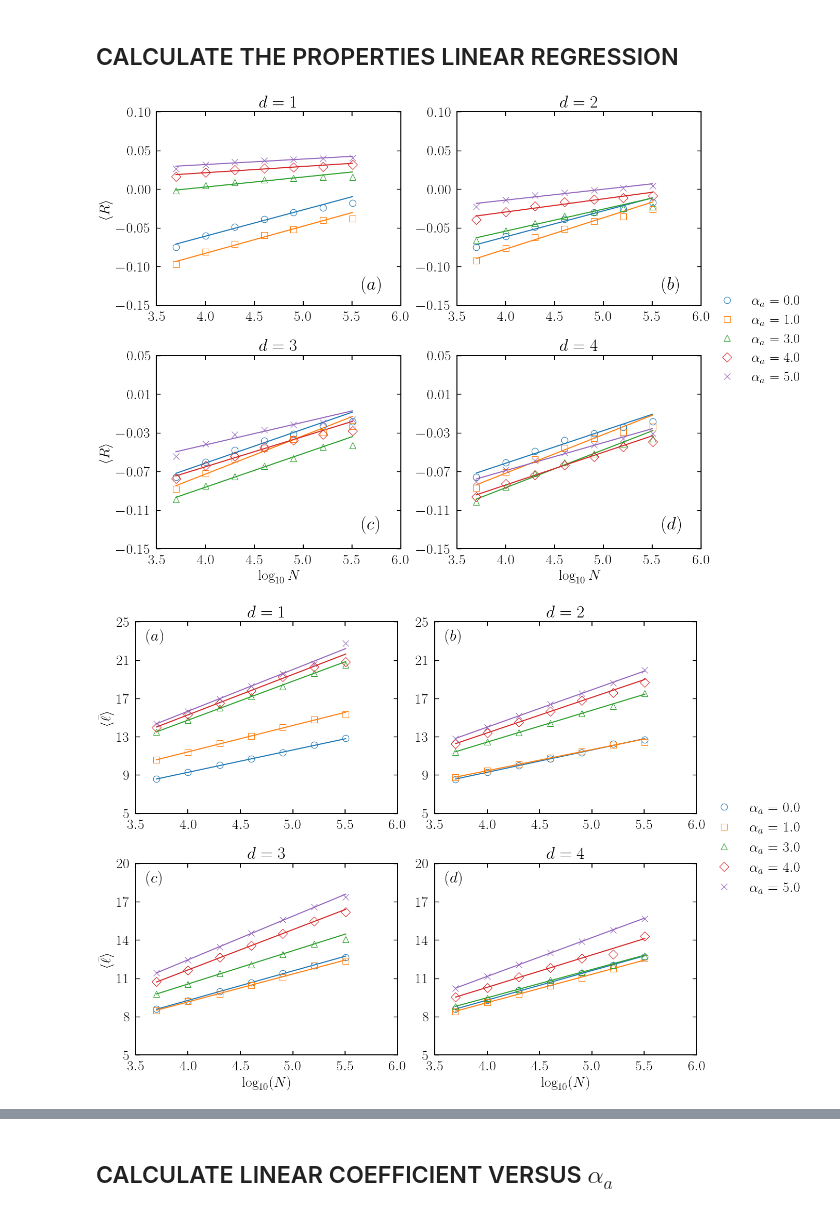
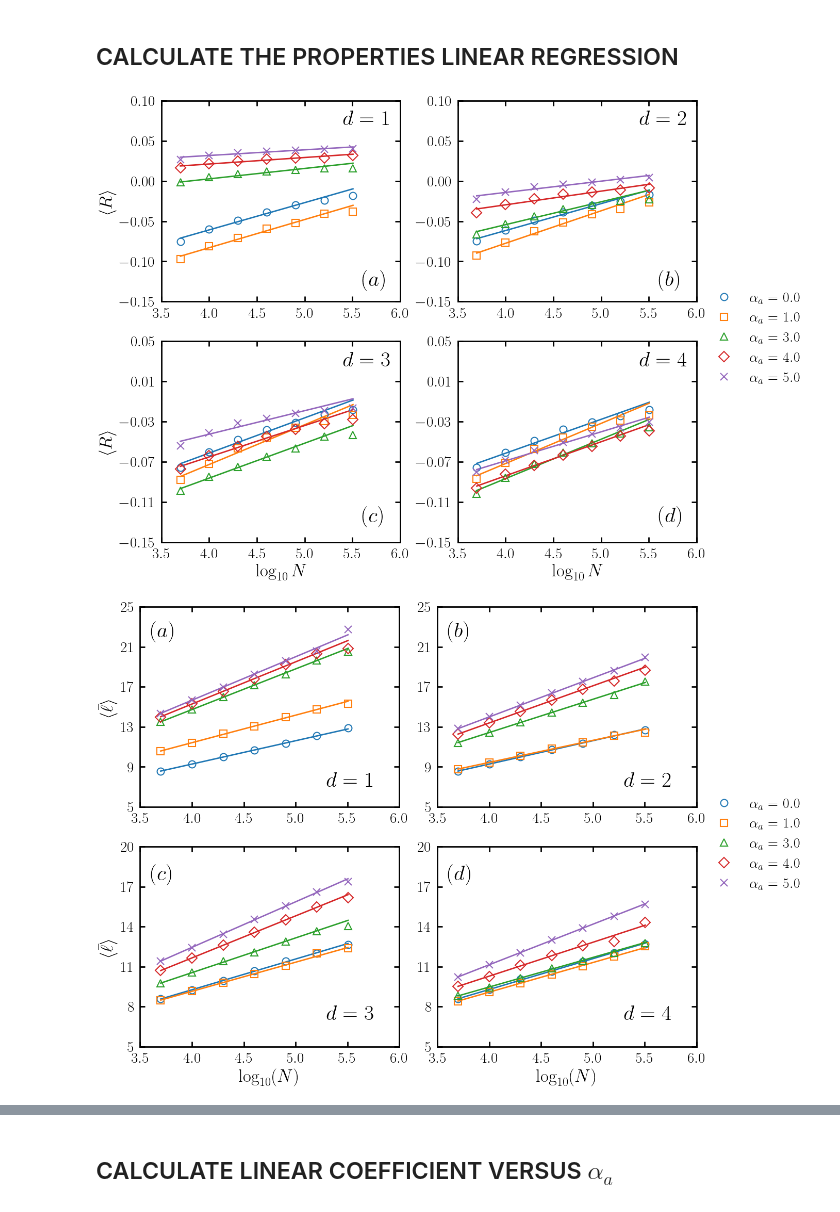
Before and after one commit to JuniorAlencar/SpatialPreferential, a Jupyter notebook: scripts/jupyter/properties.ipynb, the cells around one changed output, grey strips where cells are left out. Saved outputs shown, nothing was run; the diff lists cells and outputs as text; code cells hidden in the pictures.

```diff
--- a/scripts/jupyter/properties.ipynb
+++ b/scripts/jupyter/properties.ipynb
@@ -489,9 +489,12 @@ colors = ['#1f77b4', '#ff7f0e', '#2ca02c', '#d62728', '#9467bd']
 markers = ['o', 's', '^', 'D', 'x']
 count_box = 0
 
+markersize = 10
+thickness_axes = 2.0
+mew = 1.5
+
 # Certifique-se de que a variável "lab" esteja definida
 lab = ["$(a)$", "$(b)$", "$(c)$", "$(d)$"]
-
 # Configuração da figura e subplots 2x2
 fig, axes = plt.subplots(2, 2, figsize=(14, 10))
 axes = axes.flatten()  # Facilita o acesso aos subplots com índice linear
@@ -519,18 +522,22 @@ for dim_idx, dim in enumerate(dimensions):
                 prop_err.append(df_dim_alpha_a["ass_coeff_err"].tolist()[0])
 
         regression = linear_regression(np.log(N_aux), np.array(prop), np.array(prop_err), Parameter=False)
-        ax.errorbar(np.log10(N_aux), prop, linestyle='None', marker=markers[count],
+        ax.errorbar(np.log10(N_aux), prop, linestyle='None', marker=markers[count],mew=mew,markersize=markersize,
                     label=rf"$\alpha_a$ $=$ ${alpha}$")
-        ax.plot(np.log10(N_aux), regression, color=colors[count],label="_nolegend_")
+        ax.plot(np.log10(N_aux), regression, color=colors[count],linewidth=thickness_axes,label="_nolegend_")
         count += 1
-
+    x_p = 5.6
+    x_p_d = 5.4
     # Define a posição do texto para cada subplot
     if dim_idx in [0, 1]:
-        x_p, y_p = 5.6, -0.13
+        y_p = -0.13
+        y_p_d = 0.070
     else:
-        x_p, y_p = 5.6, -0.13  # Se desejar alterar para outra posição nos subplots inferiores, ajuste aqui.
+        y_p = -0.13  # Se desejar alterar para outra posição nos subplots inferiores, ajuste aqui.
+        y_p_d = 0.025
 
-    ax.text(x=x_p, y=y_p, s=lab[count_box], fontsize=25, color="black")
+    ax.text(x=x_p, y=y_p, s=lab[count_box], fontsize=30, color="black")
+    ax.text(x=x_p_d, y=y_p_d, s=f"$d = {dim}$", fontsize=30, color="black")
     count_box += 1
 
     # Define os limites e configurações dos eixos
@@ -541,19 +548,20 @@ for dim_idx, dim in enumerate(dimensions):
         ax.set_ylim([-0.15, 0.05])
         ax.set_yticks(np.linspace(-0.15, 0.05, 6))  # Define 6 ticks igualmente espaçados
 
-
-    ax.set_title(f"$d = {dim}$")
-
     # Condições para exibir rótulos dos eixos em subplots específicos
     if dim_idx in [2, 3]:
-        ax.set_xlabel(r"$\log_{10}N$")
+        ax.set_xlabel(r"$\log_{10}N$", fontsize=25)
     if dim_idx % 2 == 0:
-        ax.set_ylabel(r"$\langle R \rangle$")
+        ax.set_ylabel(r"$\langle R \rangle$", fontsize=25)
 
+    for spine in ax.spines.values():
+        spine.set_linewidth(thickness_axes)
 
+    ax.tick_params(axis='both', which='major', direction='in', length=7, width=2, labelsize=21)
+    ax.tick_params(axis='both', which='minor', direction='in', length=4, width=2)
 # Cria uma legenda comum ao lado da figura para os valores de alpha_a
 fig.legend([rf"$\alpha_a$ $=$ ${alpha}$" for alpha in alpha_filter_plot],
-           prop={"size": 19}, fancybox=True, framealpha=0.0, loc='center left',
+           prop={"size": 20}, fancybox=True, framealpha=0.0, loc='center left',
            bbox_to_anchor=(0.85, 0.5))
 
 # Ajusta o layout para evitar sobreposição
@@ -562,7 +570,7 @@ plt.subplots_adjust(right=0.85)  # Ajusta a figura para dar espaço à legenda
 plt.savefig("../../results/N/R_linear_N.png", dpi=300)
 plt.show()
 # %% [output]
-[figure, old version]
+[figure, new version]
 # %%
 N = [5000, 10000, 20000, 40000, 80000, 160000, 320000]
 alpha_filter_plot = [0.0, 1.0, 3.0, 4.0, 5.0]
@@ -576,6 +584,10 @@ count_box = 0
 # Certifique-se de que a variável "lab" esteja definida, por exemplo:
 lab = ["$(a)$", "$(b)$", "$(c)$", "$(d)$"]
 markers = ['o', 's', '^', 'D', 'x']
+
+markersize = 10
+thickness_axes = 2.0
+mew = 1.5
 
 # Configuração da figura e subplots 2x2
 fig, axes = plt.subplots(2, 2, figsize=(14, 10))
@@ -607,52 +619,60 @@ for dim_idx, dim in enumerate(dimensions):
         regression = linear_regression(np.log(N_aux), np.array(prop), np.array(prop_err), Parameter=False)
 
         # Plota os dados e o ajuste
-        ax.plot(np.log10(N_aux), prop, linestyle='None', marker=markers[count],
+        ax.plot(np.log10(N_aux), prop, linestyle='None', marker=markers[count], mew=mew, markersize=markersize,
                 label=rf"$\alpha_a$ $=$ ${alpha}$")
-        ax.plot(np.log10(N_aux), regression, color=colors[count], label="_nolegend_")
+        ax.plot(np.log10(N_aux), regression, color=colors[count], linewidth=thickness_axes ,label="_nolegend_")
         count += 1
 
+    x_p = 3.6
+    x_p_d = 5.3
     # Define a posição do texto conforme o subplot:
     if dim_idx in [0, 1]:
-        x_p, y_p = 3.6, 23
+        y_p = 22
+        y_p_d = 7
     else:
-        x_p, y_p = 3.6, 18.5
-    ax.text(x=x_p, y=y_p, s=lab[count_box], fontsize=22, color="black")
+        y_p = 17.5
+        y_p_d = 7
+    ax.text(x=x_p, y=y_p, s=lab[count_box], fontsize=30, color="black")
+    ax.text(x=x_p_d, y=y_p_d, s=f"$d = {dim}$", fontsize=30, color="black")
     count_box += 1
 
     # Define os limites e configurações dos eixos
     ax.set_xlim([3.5, 6])
-    ax.set_title(f"$d = {dim}$")
+
 
     # Define limites do eixo y conforme a posição do subplot
     if dim_idx < 2:  # Subplots da primeira linha
         ax.set_ylim([5, 25])
     else:           # Subplots da segunda linha
         ax.set_ylim([5, 20])
 
     # Configura os ticks do eixo y para ter exatamente 6 ticks (inclusos os limites)
     ymin, ymax = ax.get_ylim()
     ax.set_yticks(np.linspace(ymin, ymax, 6))
 
     # Configura os rótulos dos eixos para subplots específicos
     if dim_idx in [2, 3]:
-        ax.set_xlabel(r"$\log_{10}(N)$")
+        ax.set_xlabel(r"$\log_{10}(N)$", fontsize=25)
     if dim_idx % 2 == 0:
-        ax.set_ylabel(r"$\langle \bar{\ell} \rangle$")
+        ax.set_ylabel(r"$\langle \bar{\ell} \rangle$", fontsize=25)
+
+    ax.tick_params(axis='both', which='major', direction='in', length=7, width=2, labelsize=21)
+    ax.tick_params(axis='both', which='minor', direction='in', length=4, width=2)
 
     # Define a espessura das bordas
     for spine in ax.spines.values():
         spine.set_linewidth(thickness_axes)
 
 # Cria uma legenda comum ao lado da figura para os valores de alpha_a
 fig.legend([rf"$\alpha_a$ $=$ ${alpha}$" for alpha in alpha_filter_plot], loc='center left',
            bbox_to_anchor=(0.85, 0.5))
 
 # Ajusta o layout para evitar sobreposição
 plt.tight_layout()
 plt.subplots_adjust(right=0.85)  # Ajusta a figura para dar espaço à legenda
 
 plt.savefig("../../results/N/short_linear_N.png", dpi=300)
 plt.show()
 # %% [output]
-[figure, old version]
+[figure, new version]
```
Also changed, not shown: parts of 1 cell of this notebook, 5 other files.
